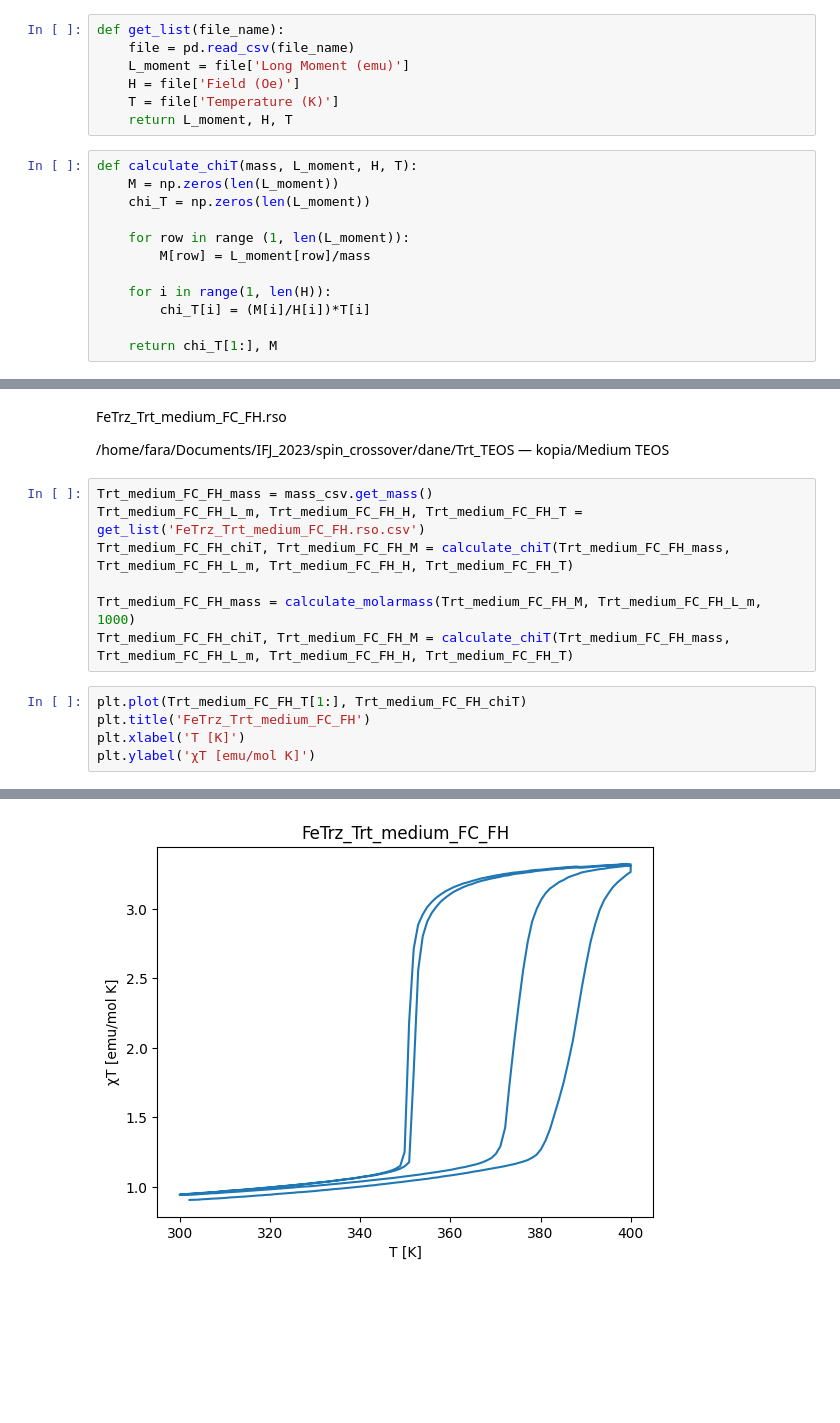
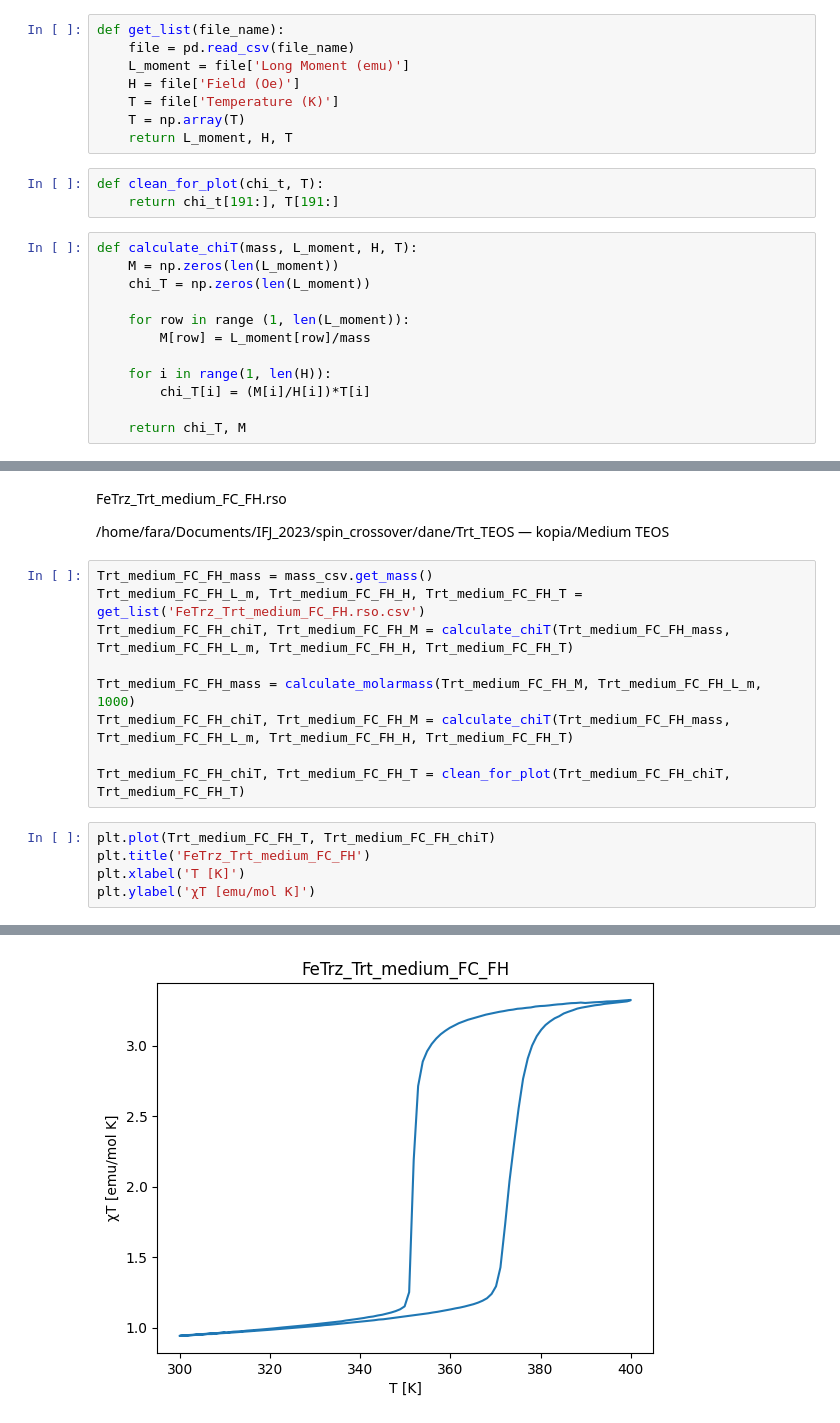
Before and after one commit to juslon73/IFJ_2023, a Jupyter notebook: spin_crossover/dane/spin_crossover.ipynb, the cells around one changed output, grey strips where cells are left out. Drawn from its saved outputs; the diff is of its cells as text; blank space fills up the shorter version.

```diff
--- a/spin_crossover/dane/spin_crossover.ipynb
+++ b/spin_crossover/dane/spin_crossover.ipynb
@@ -9,7 +9,11 @@ def get_list(file_name):
     L_moment = file['Long Moment (emu)']
     H = file['Field (Oe)']
     T = file['Temperature (K)']
+    T = np.array(T)
     return L_moment, H, T
+# %%
+def clean_for_plot(chi_t, T):
+    return chi_t[191:], T[191:]
 # %%
 def calculate_chiT(mass, L_moment, H, T):
     M = np.zeros(len(L_moment))
@@ -21,7 +25,7 @@ def calculate_chiT(mass, L_moment, H, T):
     for i in range(1, len(H)):
         chi_T[i] = (M[i]/H[i])*T[i]
 
-    return chi_T[1:], M
+    return chi_T, M
 # %%
 def calculate_molarmass(M, Lm, field):
     M_perf = ((3.5*field)/400)
@@ -89,11 +88,13 @@ Trt_medium_FC_FH_chiT, Trt_medium_FC_FH_M = calculate_chiT(Trt_medium_FC_FH_mass
 
 Trt_medium_FC_FH_mass = calculate_molarmass(Trt_medium_FC_FH_M, Trt_medium_FC_FH_L_m, 1000)
 Trt_medium_FC_FH_chiT, Trt_medium_FC_FH_M = calculate_chiT(Trt_medium_FC_FH_mass, Trt_medium_FC_FH_L_m, Trt_medium_FC_FH_H, Trt_medium_FC_FH_T)
+
+Trt_medium_FC_FH_chiT, Trt_medium_FC_FH_T = clean_for_plot(Trt_medium_FC_FH_chiT, Trt_medium_FC_FH_T)
 # %%
-plt.plot(Trt_medium_FC_FH_T[1:], Trt_medium_FC_FH_chiT)
+plt.plot(Trt_medium_FC_FH_T, Trt_medium_FC_FH_chiT)
 plt.title('FeTrz_Trt_medium_FC_FH')
 plt.xlabel('T [K]')
 plt.ylabel('χT [emu/mol K]')
 # %% [output]
 Text(0, 0.5, 'χT [emu/mol K]')
-[figure, old version]
+[figure, new version]
```
Also changed, not shown: parts of 4 cells of this notebook.
